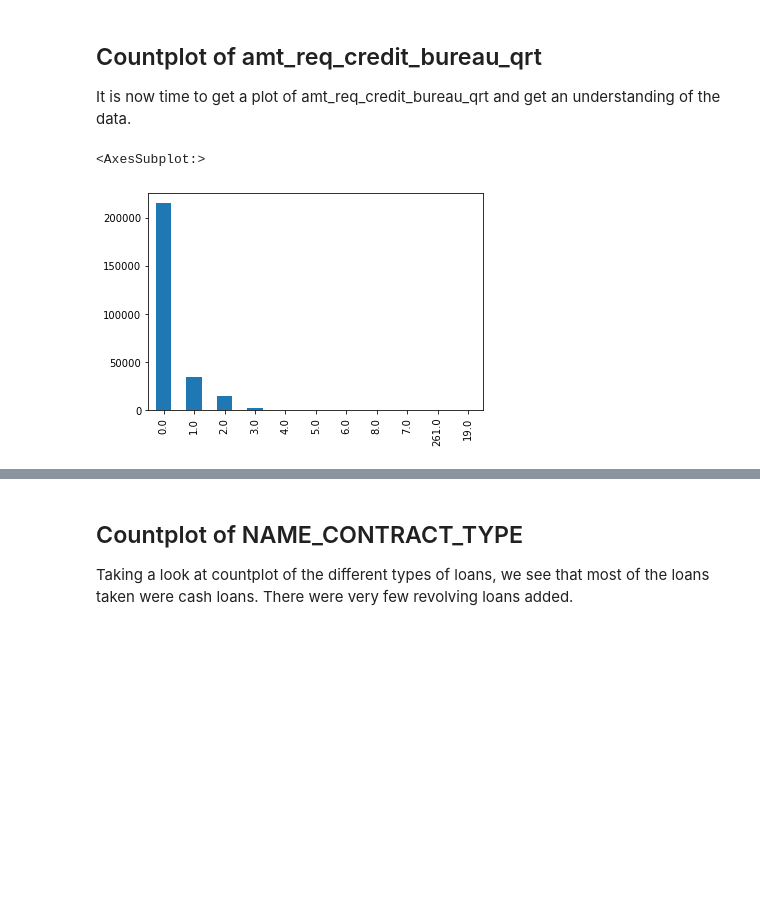
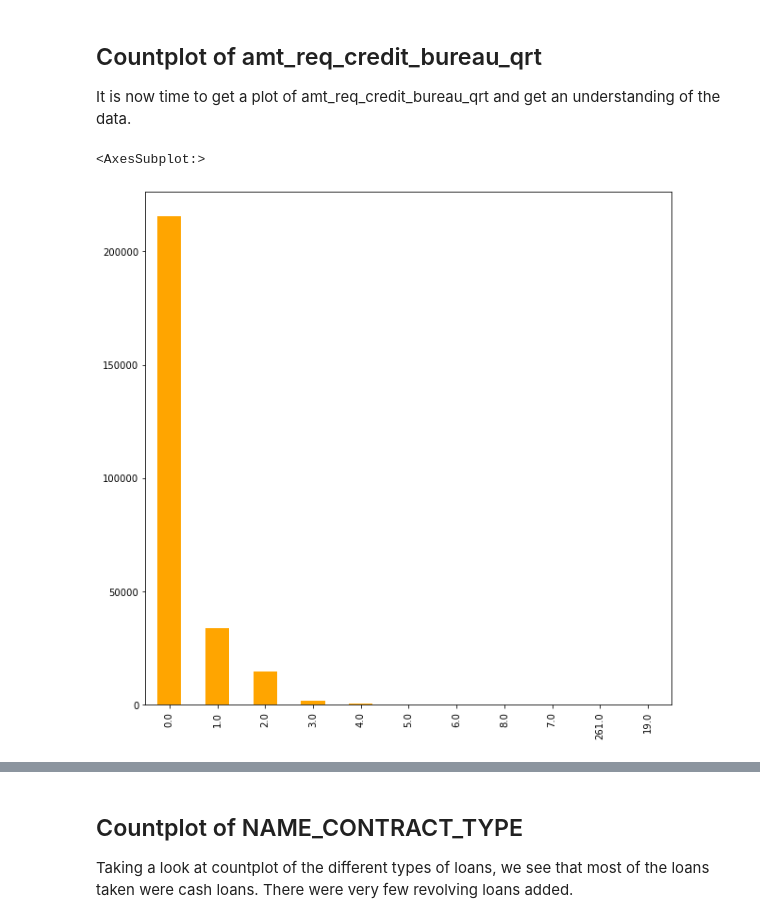
Before and after one commit to suhasmaddali/Predicting-Loan-Default-Using-Machine-Learning, a Jupyter notebook: Home Credit Python Prediction.ipynb, the cells around one changed output, grey strips where cells are left out. Cells and saved outputs as stored; diff of their text form; code cells hidden in the pictures; blank space fills up the shorter version.

```diff
--- a/Home Credit Python Prediction.ipynb
+++ b/Home Credit Python Prediction.ipynb
@@ -546,10 +548,11 @@ df_train.head()
 
 It is now time to get a plot of amt_req_credit_bureau_qrt and get an understanding of the data.
 # %%
-df_train['AMT_REQ_CREDIT_BUREAU_QRT'].value_counts().plot(kind = 'bar')
+plt.figure(figsize = (10, 10))
+df_train['AMT_REQ_CREDIT_BUREAU_QRT'].value_counts().plot(kind = 'bar', color = 'orange')
 # %% [output]
 <AxesSubplot:>
-[figure, old version]
+[figure, new version]
 # %%
 df_train.head()
 # %% [output]
```
Also changed, not shown: parts of 9 cells of this notebook.
